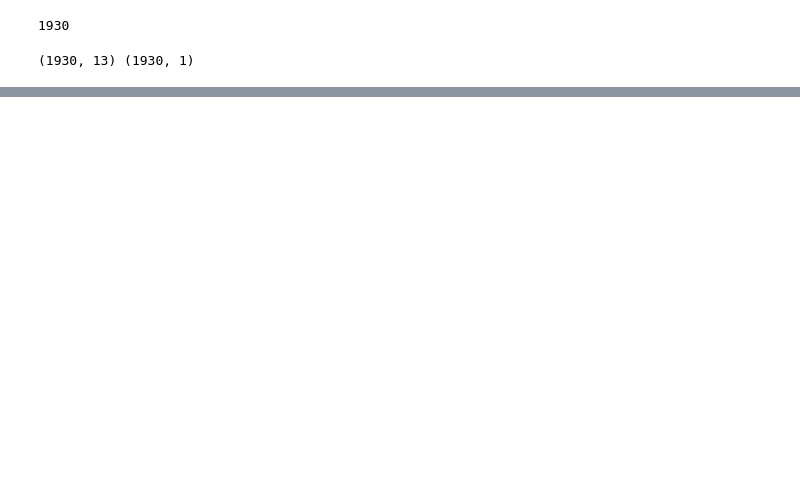
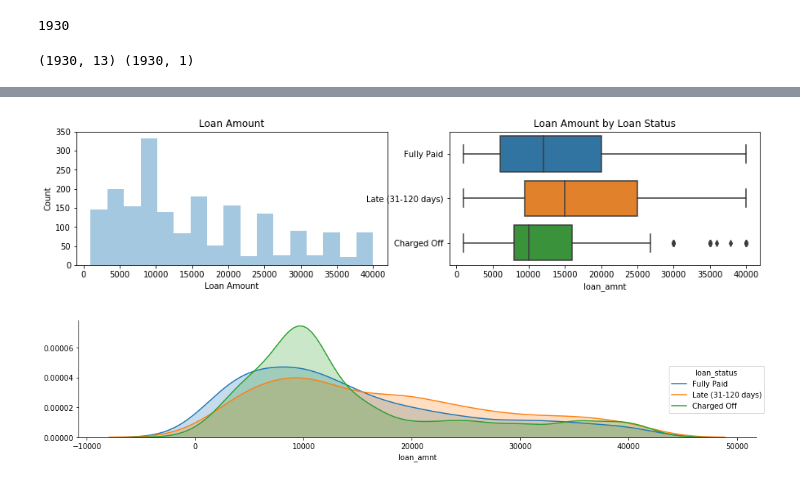
Before and after one commit to kmurakam26/Project-3, a Jupyter notebook: Random_Forest.ipynb, the cells around one changed output, grey strips where cells are left out. Cells and saved outputs as stored; diff of their text form; code cells hidden in the pictures; blank space fills up the shorter version.

```diff
--- a/Random_Forest.ipynb
+++ b/Random_Forest.ipynb
@@ -175,0 +355,48 @@ clusters
+# %%
+def plot_var(col_name, full_name, continuous):
+    """
+    Visualize a variable with/without faceting on the loan status.
+    - col_name is the variable name in the dataframe
+    - full_name is the full variable name
+    - continuous is True for continuous variables
+    """
+    fig, (ax1, ax2) = plt.subplots(1, 2, sharex=False, figsize=(15,3))
+    # plot1: counts distribution of the variable
+
+    if continuous:
+        sns.distplot(sample_df.loc[sample_df[col_name].notnull(), col_name], kde=False, ax=ax1)
+    else:
+        sns.countplot(sample_df[col_name], order=sorted(sample_df[col_name].unique()), color='#5975A4', saturation=1, ax=ax1)
+    ax1.set_xlabel(full_name)
+    ax1.set_ylabel('Count')
+    ax1.set_title(full_name)
+
+
+
+# plot2: bar plot of the variable grouped by loan_status
+    if continuous:
+        sns.boxplot(x=col_name, y='loan_status', data=sample_df, ax=ax2)
+        ax2.set_ylabel('')
+        ax2.set_title(full_name + ' by Loan Status')
+    else:
+        Charged_Off_rates = sample_df.groupby(col_name)['loan_status'].value_counts(normalize=True)[:,'Charged Off']
+        sns.barplot(x=Charged_Off_rates.index, y=Charged_Off_rates.values, color='#5975A4', saturation=1, ax=ax2)
+        ax2.set_ylabel('Fraction of Loans Charged Off')
+        ax2.set_title('Charged Off Rate by ' + full_name)
+        ax2.set_xlabel(full_name)
+
+    # plot3: kde plot of the variable gropued by loan_status
+    if continuous:
+        facet = sns.FacetGrid(sample_df, hue = 'loan_status', size=3, aspect=4)
+        facet.map(sns.kdeplot, col_name, shade=True)
+        facet.add_legend()
+    else:
+        fig = plt.figure(figsize=(12,3))
+        sns.countplot(x=col_name, hue='loan_status', data=sample_df, order=sorted(sample_df[col_name].unique()) )
+
+    plt.tight_layout()
+# %%
+plot_var('loan_amnt', 'Loan Amount', continuous=True)
+# %% [output]
+[figure, added]
+[figure, added]
```
Also changed, not shown: parts of 61 cells of this notebook.
